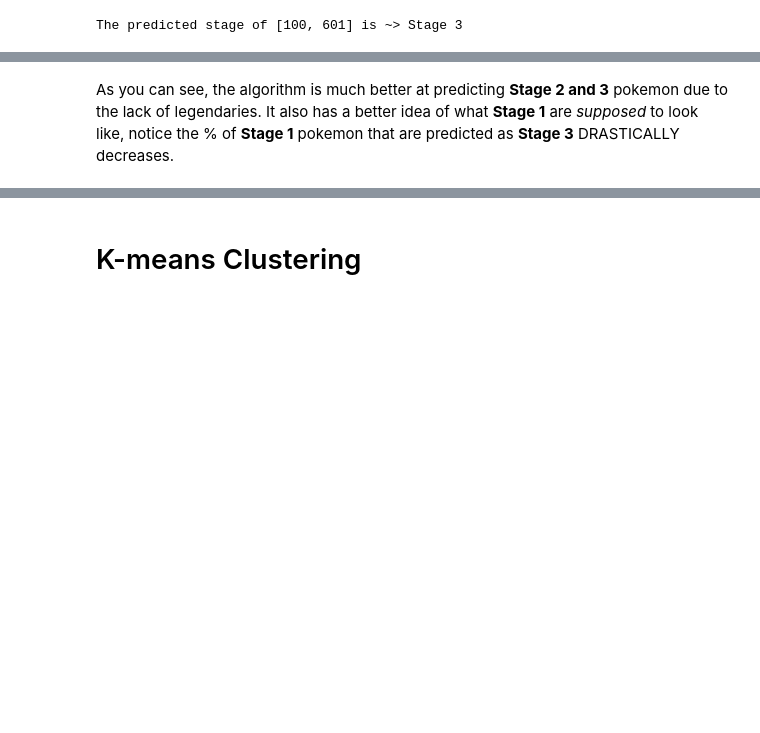
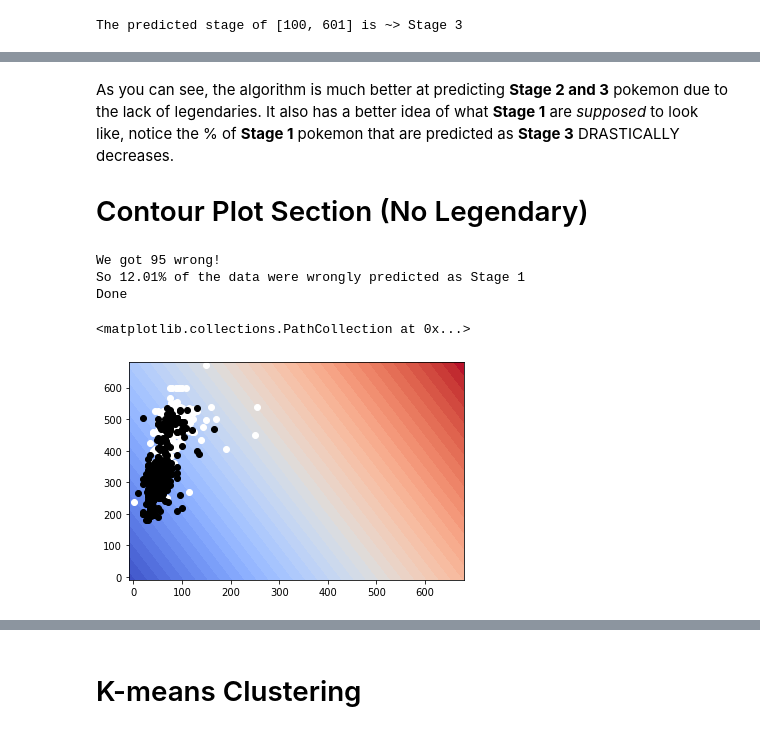
Before and after one commit to samdish7/COSC311, a Jupyter notebook: Projects/Project2/Project2.ipynb, the cells around one changed output, grey strips where cells are left out. Saved outputs shown, nothing was run; the diff lists cells and outputs as text; code cells hidden in the pictures; blank space fills up the shorter version.

```diff
--- a/Projects/Project2/Project2.ipynb
+++ b/Projects/Project2/Project2.ipynb
@@ -408,4 +405,37 @@ Confusion Matrix:
 # %% [markdown]
 As you can see, the algorithm is much better at predicting **Stage 2 and 3** pokemon due to the lack of legendaries. It also has a better idea of what **Stage 1** are _supposed_ to look like, notice the % of **Stage 1** pokemon that are predicted as **Stage 3** DRASTICALLY decreases.
+
+# Contour Plot Section (No Legendary)
 # %%
-# contour plot section
+# Stage 1
+XL = noLeg[['HP', 'Total']].values
+YL = noLeg['Stage']
+YL = YL.replace([1,2,3], [1,0,0]).values.astype('float64') #if stage 1, Stage = 1, 0 otherwise
+knn.train(XL,YL)
+
+#predict them!
+predictionL = []
+for x in XL:
+    predictionL.append(knn.predict(x))
+predictionsL = [predictionL[i].most_common(2)[0][0] for i in range(len(predictionL))]
+
+num_wrong = np.sum(np.not_equal(predictionsL, YL))
+print(f'We got {num_wrong} wrong!\nSo {round(num_wrong/len(XL) * 100, 3)}% of the data were wrongly predicted as Stage 1')
+
+# plotting time
+# make sure grid contains all of our data
+r_min = np.min(XL) - 10
+r_max = np.max(XL) + 10
+
+xsl, ysl = np.meshgrid(np.arange(r_min, r_max, 0.1), np.arange(r_min, r_max, 0.1))
+zsl = [ [ f(xsl[i,j], ysl[i,j]) for j in range(len(ysl)) ] for i in range(len(xsl)) ]
+print("Done")
+plt.contourf(xsl, ysl, zsl, levels = 50, cmap = 'coolwarm')
+plt.scatter(XL[YL == 0, 0], XL[YL == 0, 1], c = 'w')
+plt.scatter(XL[YL == 1, 0], XL[YL == 1, 1], c = 'k')
+# %% [output]
+We got 95 wrong!
+So 12.01% of the data were wrongly predicted as Stage 1
+Done
+<matplotlib.collections.PathCollection at 0x...>
+[figure, added]
```
Also changed, not shown: parts of 9 cells of this notebook.
